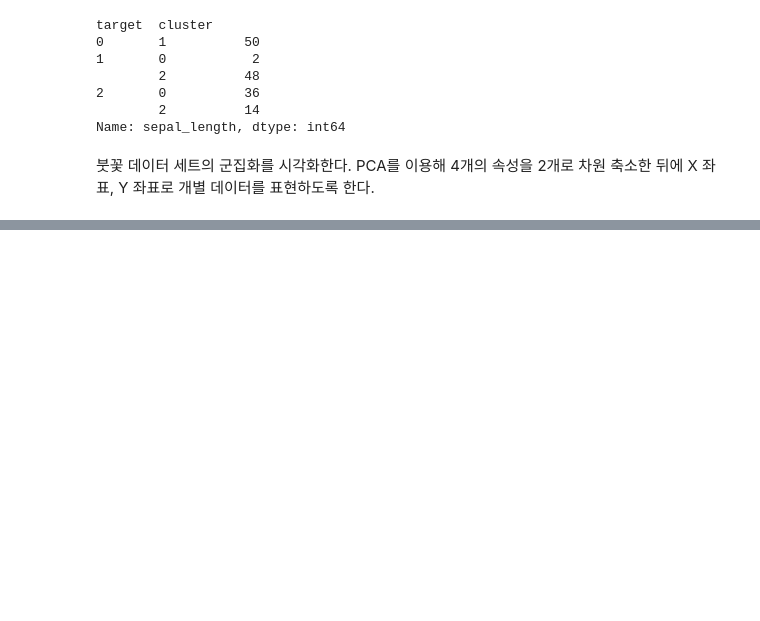
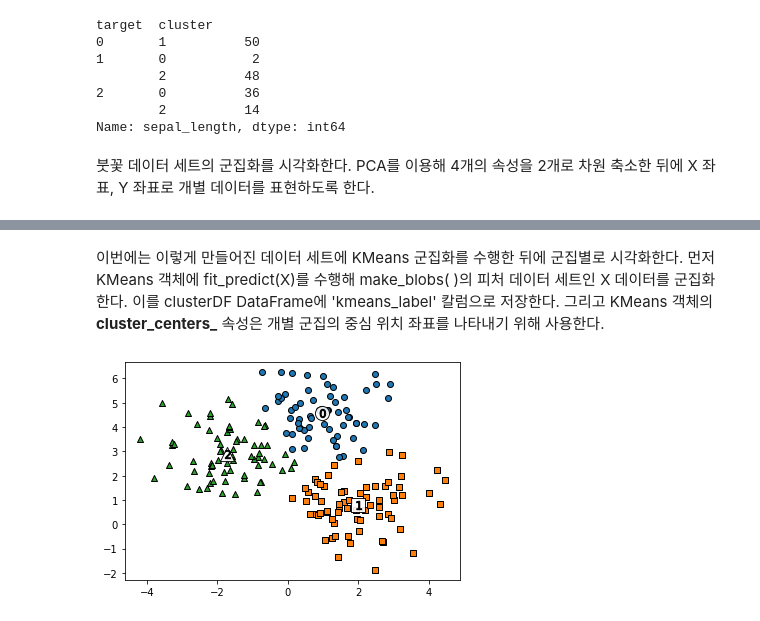
Before and after one commit to spacemaninSeoul/PythonMachinelearningGuide, a Jupyter notebook: [파이썬머신러닝완벽가이드]_VII_군집화.ipynb, the cells around one changed output, grey strips where cells are left out. Cells and saved outputs as stored; diff of their text form; code cells hidden in the pictures; blank space fills up the shorter version.

```diff
--- a/[파이썬머신러닝완벽가이드]_VII_군집화.ipynb
+++ b/[파이썬머신러닝완벽가이드]_VII_군집화.ipynb
@@ -91,0 +180,26 @@ Name: sepal_length, dtype: int64
+# %% [markdown]
+이번에는 이렇게 만들어진 데이터 세트에 KMeans 군집화를 수행한 뒤에 군집별로 시각화한다. 먼저 KMeans 객체에 fit_predict(X)를 수행해 make_blobs( )의 피처 데이터 세트인 X 데이터를 군집화한다. 이를 clusterDF DataFrame에 'kmeans_label' 칼럼으로 저장한다. 그리고 KMeans 객체의 **cluster_centers_** 속성은 개별 군집의 중심 위치 좌표를 나타내기 위해 사용한다.
+# %%
+#KMeans 객체를 이용해 X 데이터를 K-Means 클러스터링 수행
+kmeans = KMeans(n_clusters=3, init='k-means++', max_iter=200, random_state=0)
+cluster_labels = kmeans.fit_predict(X)
+clusterDF['kmeans_label'] = cluster_labels
+
+# clusters_centers_ 는 개별 클러스터의 중심 위치 좌표 시각화를 위해 추출
+centers = kmeans.cluster_centers_
+unique_labels = np.unique(cluster_labels)
+markers = ['o', 's', '^', 'P', 'D', 'H', 'x']
+
+# 군집된 label 유형별로 iteration 하면서 marker 별로 scatter plot 수행.
+for label in unique_labels:
+  label_cluster = clusterDF[clusterDF['kmeans_label']==label]
+  center_x_y = centers[label]
+  plt.scatter(x=label_cluster['ftr1'], y=label_cluster['ftr2'], edgecolors='k', marker=markers[label])
+
+  # 군집별 중심 위치 좌표 시각화
+  plt.scatter(x=center_x_y[0], y=center_x_y[1], s=200, color='white', alpha=0.9, edgecolors='k', marker=markers[label])
+  plt.scatter(x=center_x_y[0], y=center_x_y[1], s=70, color='k', edgecolors='k', marker='$%d$' % label)
+
+plt.show()
+# %% [output]
+[figure, added]
```
Also changed, not shown: parts of 30 cells of this notebook.
